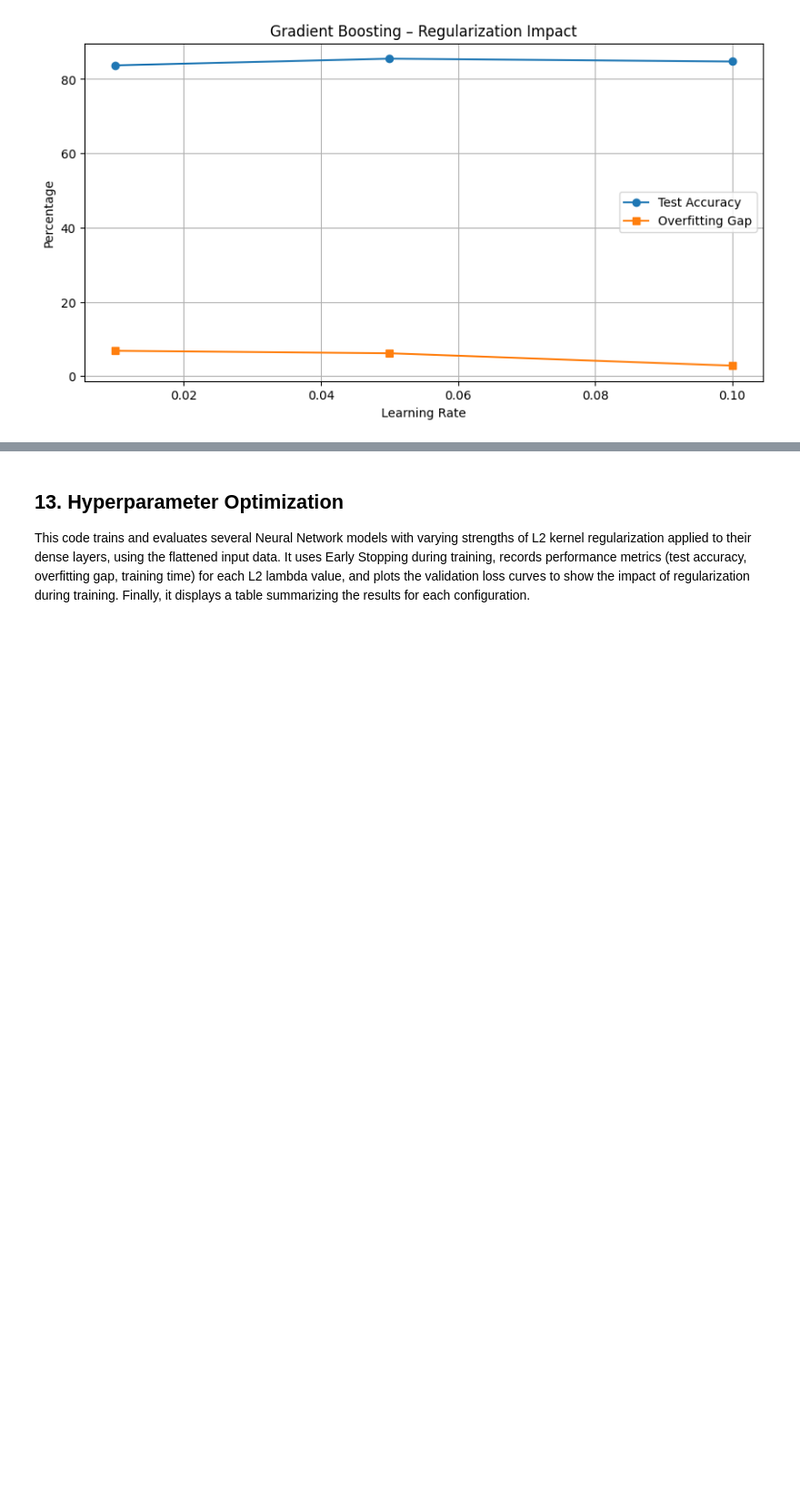
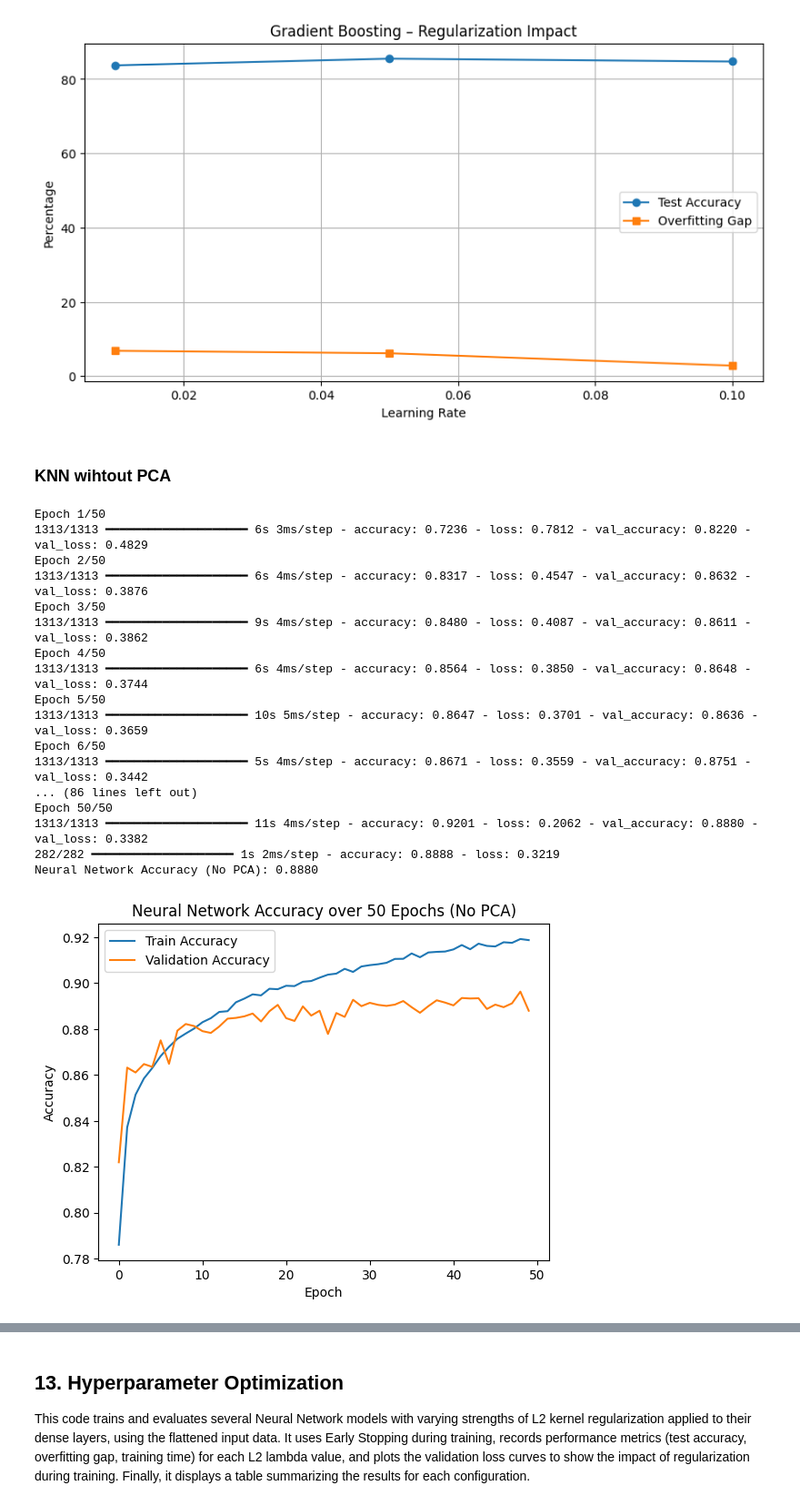
Before and after one commit to arsalmairaj2k/fashion-mnist-regularization-study, a Jupyter notebook: Fashion_MNIST_Regularlization_Study.ipynb, the cells around one changed output, grey strips where cells are left out. Shown at 91% size. Cells and saved outputs as stored; diff of their text form; code cells hidden in the pictures; blank space fills up the shorter version.

```diff
--- a/Fashion_MNIST_Regularlization_Study.ipynb
+++ b/Fashion_MNIST_Regularlization_Study.ipynb
@@ -733,3 +798,51 @@ Training Gradient Boosting (learning_rate=0.01, max_depth=7)
 | 1 | 0.05 | 5 | 85.49 | 6.17 | 13400.09 |
 | 2 | 0.01 | 7 | 83.68 | 6.84 | 18462.17 |
 [figure]
+# %% [markdown]
+### **KNN wihtout PCA**
+# %%
+from tensorflow.keras.models import Sequential
+from tensorflow.keras.layers import Dense, Dropout
+import matplotlib.pyplot as plt
+
+model = Sequential()
+model.add(Dense(128, activation='relu', input_shape=(x_train_flat.shape[1],)))
+model.add(Dropout(0.3))
+model.add(Dense(64, activation='relu'))
+model.add(Dense(10, activation='softmax'))  # adjust output layer for your class count
+
+model.compile(optimizer='adam', loss='sparse_categorical_crossentropy', metrics=['accuracy'])
+
+history = model.fit(x_train_flat, y_train, epochs=50, batch_size=32, validation_data=(x_test_flat, y_test))
+
+# Accuracy
+loss, acc = model.evaluate(x_test_flat, y_test)
+print(f"Neural Network Accuracy (No PCA): {acc:.4f}")
+
+# Plot Accuracy Graph
+plt.plot(history.history['accuracy'], label='Train Accuracy')
+plt.plot(history.history['val_accuracy'], label='Validation Accuracy')
+plt.title('Neural Network Accuracy over 50 Epochs (No PCA)')
+plt.xlabel('Epoch')
+plt.ylabel('Accuracy')
+plt.legend()
+plt.show()
+# %% [output]
+Epoch 1/50
+1313/1313 ━━━━━━━━━━━━━━━━━━━━ 6s 3ms/step - accuracy: 0.7236 - loss: 0.7812 - val_accuracy: 0.8220 - val_loss: 0.4829
+Epoch 2/50
+1313/1313 ━━━━━━━━━━━━━━━━━━━━ 6s 4ms/step - accuracy: 0.8317 - loss: 0.4547 - val_accuracy: 0.8632 - val_loss: 0.3876
+Epoch 3/50
+1313/1313 ━━━━━━━━━━━━━━━━━━━━ 9s 4ms/step - accuracy: 0.8480 - loss: 0.4087 - val_accuracy: 0.8611 - val_loss: 0.3862
+Epoch 4/50
+1313/1313 ━━━━━━━━━━━━━━━━━━━━ 6s 4ms/step - accuracy: 0.8564 - loss: 0.3850 - val_accuracy: 0.8648 - val_loss: 0.3744
+Epoch 5/50
+1313/1313 ━━━━━━━━━━━━━━━━━━━━ 10s 5ms/step - accuracy: 0.8647 - loss: 0.3701 - val_accuracy: 0.8636 - val_loss: 0.3659
+Epoch 6/50
+1313/1313 ━━━━━━━━━━━━━━━━━━━━ 5s 4ms/step - accuracy: 0.8671 - loss: 0.3559 - val_accuracy: 0.8751 - val_loss: 0.3442
+... (86 lines left out)
+Epoch 50/50
+1313/1313 ━━━━━━━━━━━━━━━━━━━━ 11s 4ms/step - accuracy: 0.9201 - loss: 0.2062 - val_accuracy: 0.8880 - val_loss: 0.3382
+282/282 ━━━━━━━━━━━━━━━━━━━━ 1s 2ms/step - accuracy: 0.8888 - loss: 0.3219
+Neural Network Accuracy (No PCA): 0.8880
+[figure, added]
```
Also changed, not shown: parts of 9 cells of this notebook.
